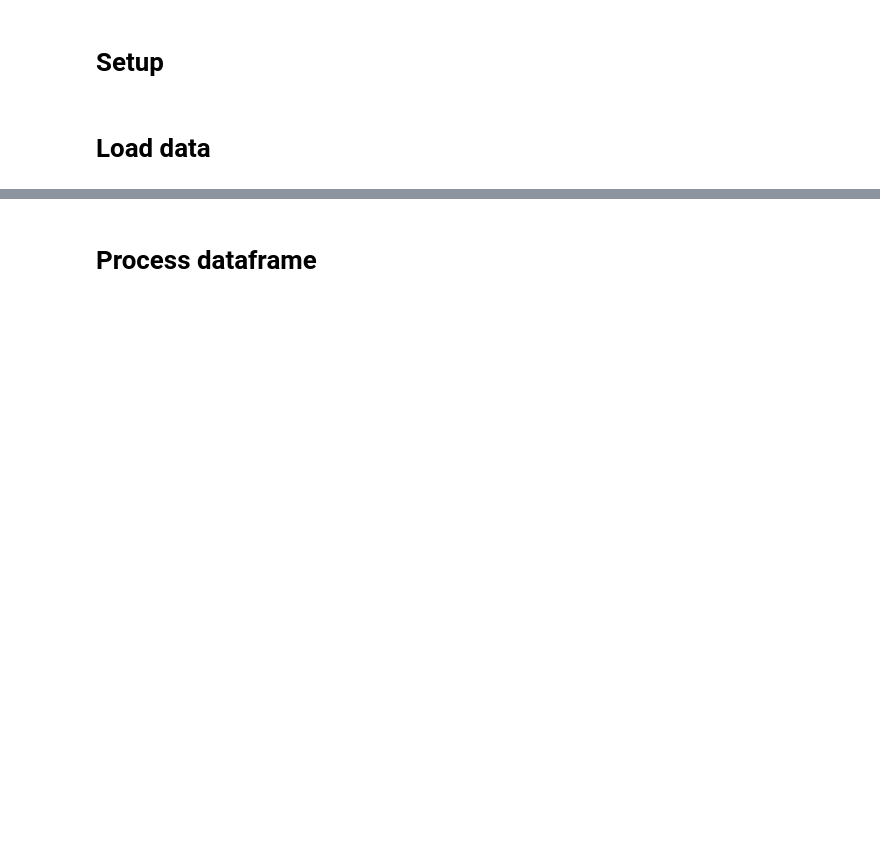
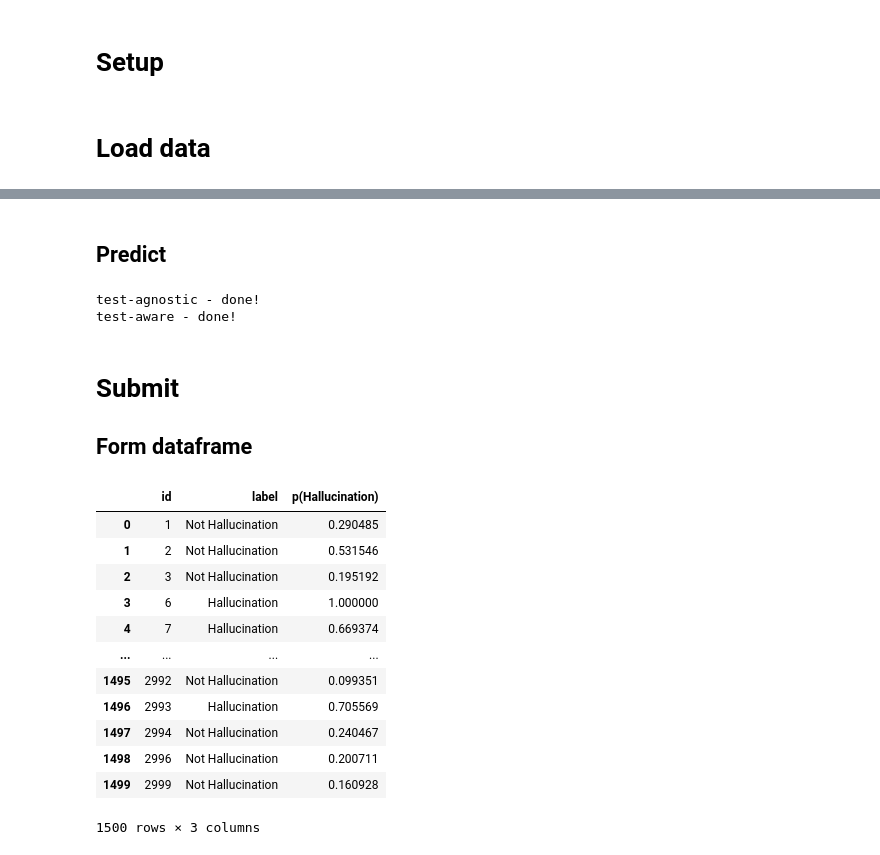
Before and after one commit to ivan-kud/semeval-2024-shroom, a Jupyter notebook: ensemble.ipynb, the cells around one changed output, grey strips where cells are left out. Drawn from its saved outputs; the diff is of its cells as text; code cells hidden in the pictures; blank space fills up the shorter version.

```diff
--- a/ensemble.ipynb
+++ b/ensemble.ipynb
@@ -95,0 +327,5 @@ df_valid_agnostic.drop(columns=['model'], inplace=True)
+# %%
+preds_label = {}
+for task in ['agnostic', 'aware']:
+    preds_label['test-' + task] = best_models['val-' + task].predict(X['test-' + task])
+    print(f'test-{task} - done!')
@@ -95,0 +442,7 @@ df_valid_agnostic.drop(columns=['model'], inplace=True)
+# %%
+best_models = {}
+for df_name in ['val-agnostic', 'val-aware']:
+    # Обучение модели с лучшими параметрами
+    best_model = cb.CatBoostRegressor(**best_params_dict[df_name])
+    best_model.fit(X[df_name], y[df_name]['p'])
+    best_models[df_name] = best_model
@@ -96,2 +467,17 @@ df_valid_agnostic.drop(columns=['model'], inplace=True)
+# %% [markdown]
+## Predict
+# %%
+preds_p = {}
+for task in ['agnostic', 'aware']:
+    preds_p['test-' + task] = best_models['val-' + task].predict(X['test-' + task])
+
+    # Postprocessing
+    np.clip(preds_p['test-' + task], 0.0, 1.0, out=preds_p['test-' + task])
+
+    print(f'test-{task} - done!')
+# %% [output]
+test-agnostic - done!
+test-aware - done!
 # %% [markdown]
-# Process dataframe
+# Submit
+## Form dataframe
@@ -348,9 +484,24 @@ def csv_to_json(csv_file_path: str) -> str:
-# %%
-if TASK == 'both':
-    tasks = ['model-agnostic', 'model-aware']
-else:
-    tasks = [TASK]
-
-for task in tasks:
-    output_csv_path = predict_dfs(task)
-    submission_path = csv_to_json(output_csv_path)
+# %%
+submission = {}
+for task in ['agnostic', 'aware']:
+    submission[task] = pd.DataFrame({
+        'id': X['test-' + task].index.to_list(),
+        'label': preds_label['test-' + task],
+        'p(Hallucination)': preds_p['test-' + task],
+        })
+
+submission['agnostic']
+# %% [output]
+|  | id | label | p(Hallucination) |
+| 0 | 1 | Not Hallucination | 0.290485 |
+| 1 | 2 | Not Hallucination | 0.531546 |
+| 2 | 3 | Not Hallucination | 0.195192 |
+| 3 | 6 | Hallucination | 1.000000 |
+| 4 | 7 | Hallucination | 0.669374 |
+| ... | ... | ... | ... |
+| 1495 | 2992 | Not Hallucination | 0.099351 |
+| 1496 | 2993 | Hallucination | 0.705569 |
+| 1497 | 2994 | Not Hallucination | 0.240467 |
+| 1498 | 2996 | Not Hallucination | 0.200711 |
+| 1499 | 2999 | Not Hallucination | 0.160928 |
+1500 rows × 3 columns
```
Also changed, not shown: parts of 34 cells of this notebook, 12 other files.
